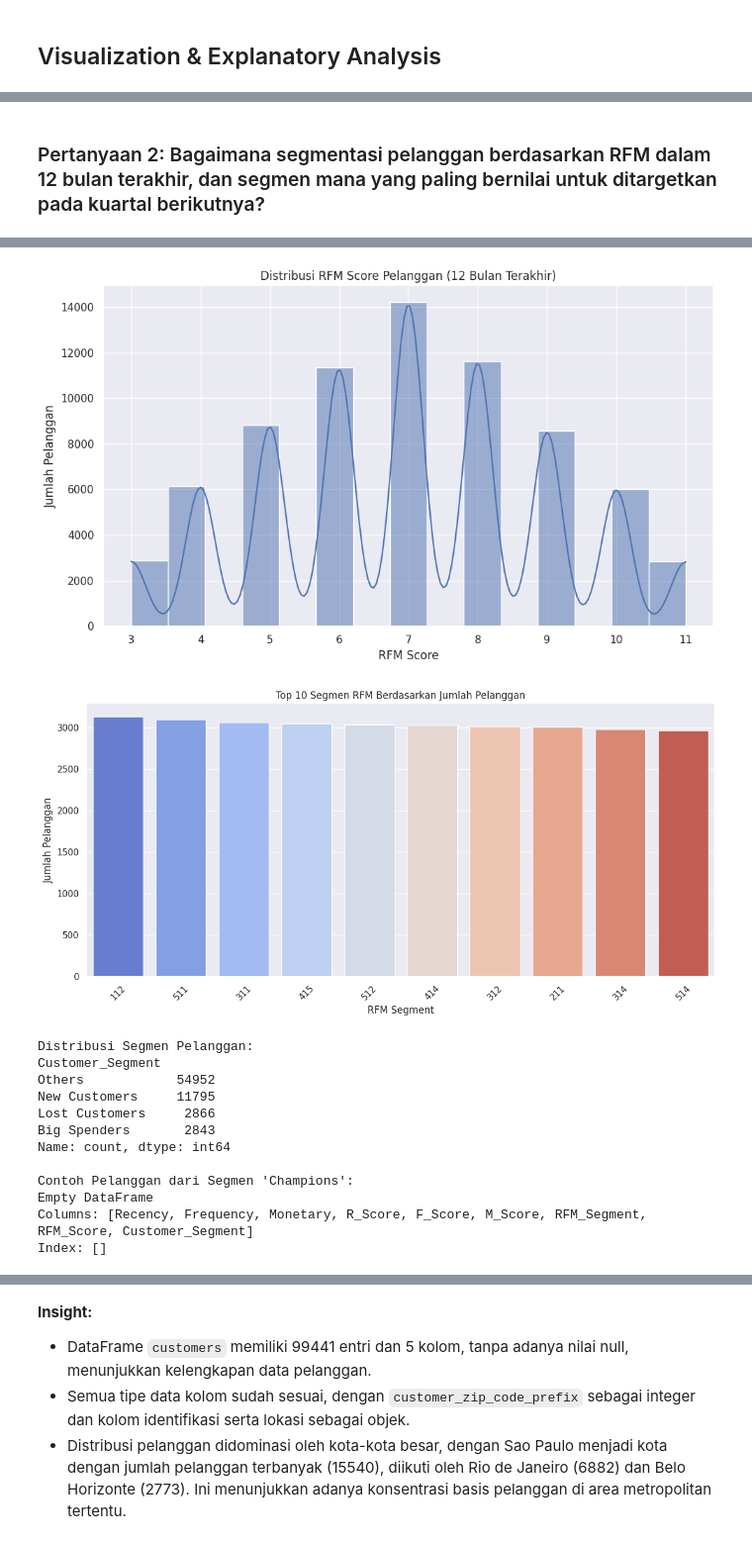
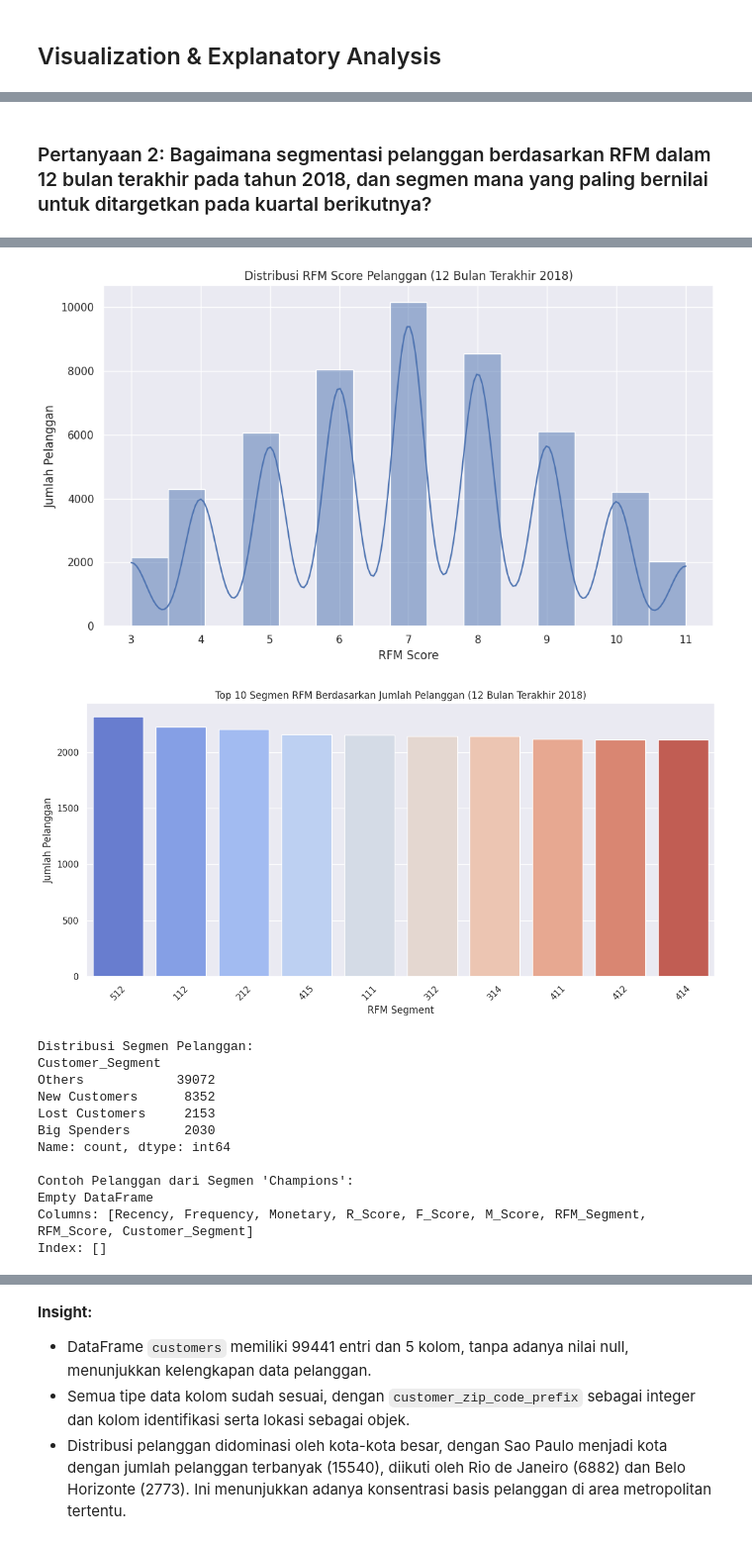
Before and after one commit to AuraGhifarani15/Analisis-Data---Aura-Ghifarani, a Jupyter notebook: Proyek_Analisis_Data_Aura_Ghifarani.ipynb, the cells around one changed output, grey strips where cells are left out. Shown at 99% size. Saved outputs shown, nothing was run; the diff lists cells and outputs as text; code cells hidden in the pictures.

```diff
--- a/Proyek_Analisis_Data_Aura_Ghifarani.ipynb
+++ b/Proyek_Analisis_Data_Aura_Ghifarani.ipynb
@@ -324,5 +476,5 @@ Top 10 Product Categories by Revenue and their Contribution:
 # %% [markdown]
-### Pertanyaan 2:  Bagaimana segmentasi pelanggan berdasarkan RFM dalam 12 bulan terakhir, dan segmen mana yang paling bernilai untuk ditargetkan pada kuartal berikutnya?
+### Pertanyaan 2:  Bagaimana segmentasi pelanggan berdasarkan RFM dalam 12 bulan terakhir pada tahun 2018, dan segmen mana yang paling bernilai untuk ditargetkan pada kuartal berikutnya?
 # %%
 import datetime as dt
 
@@ -343,10 +495,9 @@ customers_orders_items_df = pd.merge(
 
 customers_orders_items_df['order_purchase_timestamp'] = pd.to_datetime(customers_orders_items_df['order_purchase_timestamp'])
 
-snapshot_date = customers_orders_items_df['order_purchase_timestamp'].max() + dt.timedelta(days=1)
+snapshot_date = dt.datetime(2019, 1, 1)
 
 last_12_months_start = snapshot_date - dt.timedelta(days=365)
-
 df_12_months = customers_orders_items_df[customers_orders_items_df['order_purchase_timestamp'] >= last_12_months_start]
 
 rfm_df = df_12_months.groupby('customer_unique_id').agg({
@@ -359,6 +510,8 @@ rfm_df.rename(columns={'order_purchase_timestamp': 'Recency',
                        'order_id': 'Frequency',
                        'price': 'Monetary'},
               inplace=True)
+
+rfm_df = rfm_df[rfm_df['Monetary'] > 0]
 
 rfm_df['R_Score'] = pd.qcut(rfm_df['Recency'], 5, labels=False, duplicates='drop')
 max_r_score_idx = rfm_df['R_Score'].max()
@@ -383,7 +536,7 @@ print(rfm_df.groupby('RFM_Segment').agg({
 
 plt.figure(figsize=(10, 6))
 sns.histplot(rfm_df['RFM_Score'], bins=15, kde=True)
-plt.title('Distribusi RFM Score Pelanggan (12 Bulan Terakhir)')
+plt.title('Distribusi RFM Score Pelanggan (12 Bulan Terakhir 2018)')
 plt.xlabel('RFM Score')
 plt.ylabel('Jumlah Pelanggan')
 plt.tight_layout()
@@ -392,7 +545,7 @@ plt.show()
 rfm_segment_counts = rfm_df['RFM_Segment'].value_counts().head(10)
 plt.figure(figsize=(12, 6))
 sns.barplot(x=rfm_segment_counts.index, y=rfm_segment_counts.values, palette='coolwarm', hue=rfm_segment_counts.index, legend=False)
-plt.title('Top 10 Segmen RFM Berdasarkan Jumlah Pelanggan')
+plt.title('Top 10 Segmen RFM Berdasarkan Jumlah Pelanggan (12 Bulan Terakhir 2018)')
 plt.xlabel('RFM Segment')
 plt.ylabel('Jumlah Pelanggan')
 plt.xticks(rotation=45)
@@ -424,7 +577,7 @@ print(rfm_df[rfm_df['Customer_Segment'] == 'Champions'].head())
 
 plt.figure(figsize=(10, 7))
 sns.countplot(y='Customer_Segment', data=rfm_df, order=rfm_df['Customer_Segment'].value_counts().index, palette='viridis', hue='Customer_Segment', legend=False)
-plt.title('Distribusi Segmen Pelanggan RFM Kustom')
+plt.title('Distribusi Segmen Pelanggan RFM Kustom (12 Bulan Terakhir 2018)')
 plt.xlabel('Jumlah Pelanggan')
 plt.ylabel('Segmen Pelanggan')
 plt.tight_layout()
@@ -450,11 +603,11 @@ Statistik RFM per Segmen Paling Bernilai:
-[figure, old version]
+[figure, new version]
-[figure, old version]
+[figure, new version]
 Distribusi Segmen Pelanggan:
 Customer_Segment
-Others            54952
-New Customers     11795
-Lost Customers     2866
-Big Spenders       2843
+Others            39072
+New Customers      8352
+Lost Customers     2153
+Big Spenders       2030
 Name: count, dtype: int64
 
 Contoh Pelanggan dari Segmen 'Champions':
```
Also changed, not shown: parts of 18 cells of this notebook, 1 other file.
